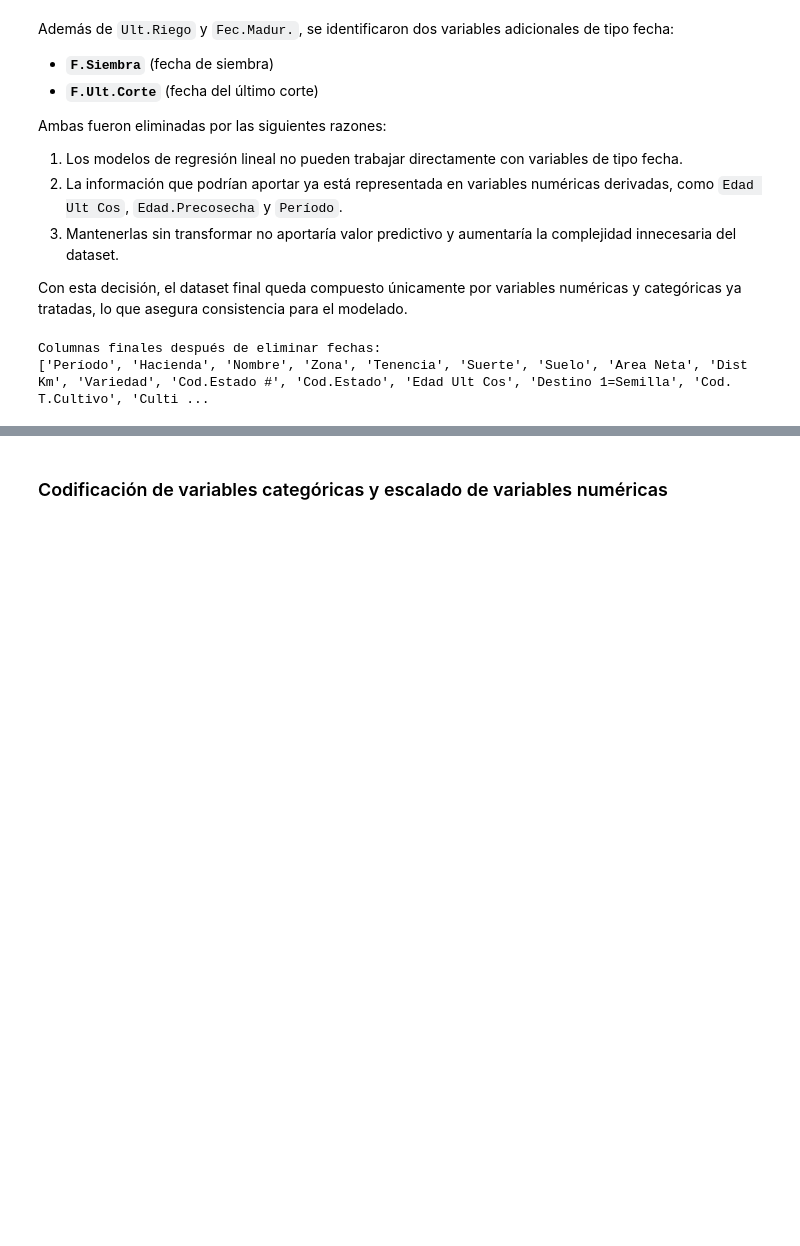
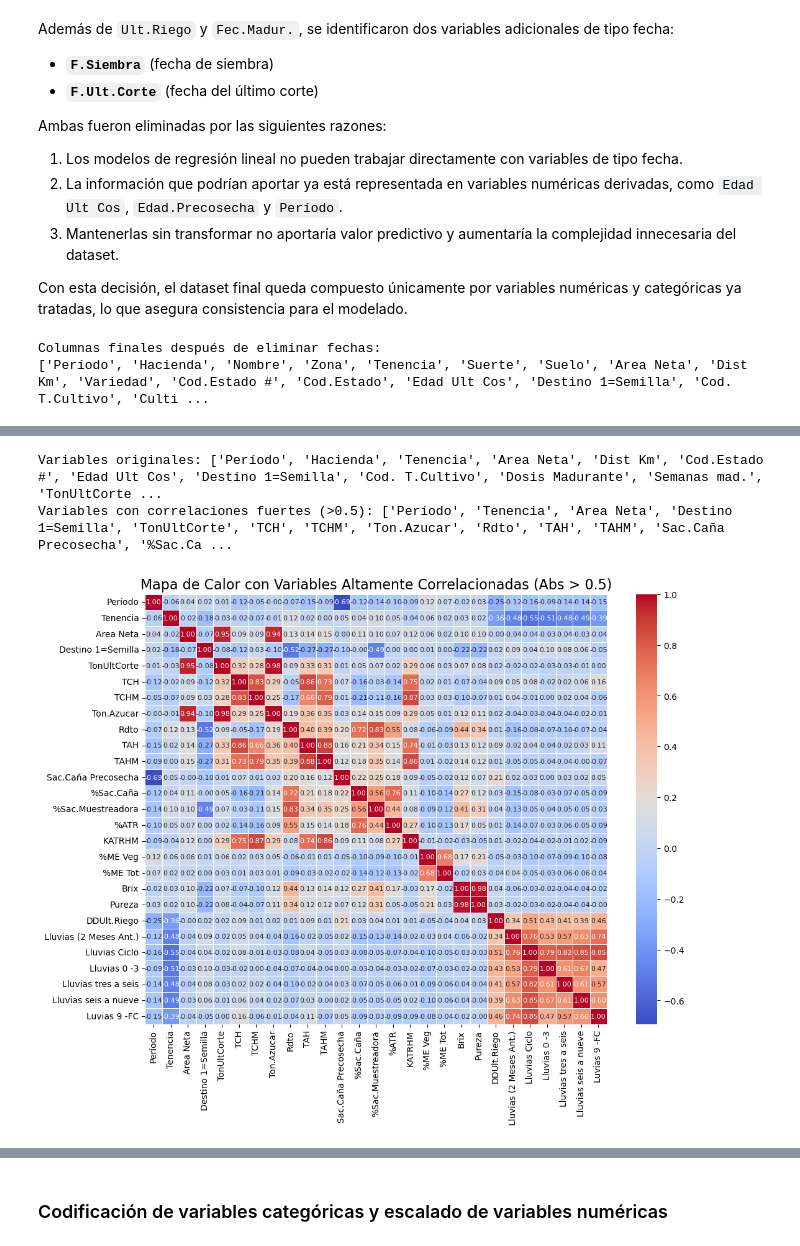
Before and after one commit to Aguado4/Taller-azucarera, a Jupyter notebook: Taller-azucarera.ipynb, the cells around one changed output, grey strips where cells are left out. Cells and saved outputs as stored; diff of their text form; code cells hidden in the pictures; blank space fills up the shorter version.

```diff
--- a/Taller-azucarera.ipynb
+++ b/Taller-azucarera.ipynb
@@ -773,0 +822,32 @@ Columnas finales después de eliminar fechas:
+# %%
+correlation_matrix_full = df[numerical_cols].corr()
+
+abs_corr_matrix = correlation_matrix_full.abs()
+np.fill_diagonal(abs_corr_matrix.values, 0)
+
+has_strong_correlation = (abs_corr_matrix > 0.5).any()
+cols_to_keep = has_strong_correlation[has_strong_correlation].index.tolist()
+
+print(f"Variables originales: {numerical_cols}")
+print(f"Variables con correlaciones fuertes (>0.5): {cols_to_keep}")
+
+df_filtered = df[cols_to_keep]
+correlation_matrix_filtered = df_filtered.corr()
+
+plt.figure(figsize=(12, 9))
+
+sns.heatmap(
+    correlation_matrix_filtered,
+    annot=True,
+    cmap='coolwarm',
+    fmt=".2f",
+    linewidths=.5,
+    annot_kws={'size': 8}
+)
+
+plt.title('Mapa de Calor con Variables Altamente Correlacionadas (Abs > 0.5)', fontsize=16)
+plt.show()
+# %% [output]
+Variables originales: ['Período', 'Hacienda', 'Tenencia', 'Area Neta', 'Dist Km', 'Cod.Estado #', 'Edad Ult Cos', 'Destino 1=Semilla', 'Cod. T.Cultivo', 'Dosis Madurante', 'Semanas mad.', 'TonUltCorte ...
+Variables con correlaciones fuertes (>0.5): ['Período', 'Tenencia', 'Area Neta', 'Destino 1=Semilla', 'TonUltCorte', 'TCH', 'TCHM', 'Ton.Azucar', 'Rdto', 'TAH', 'TAHM', 'Sac.Caña Precosecha', '%Sac.Ca ...
+[figure, added]
```
Also changed, not shown: parts of 11 cells of this notebook.
